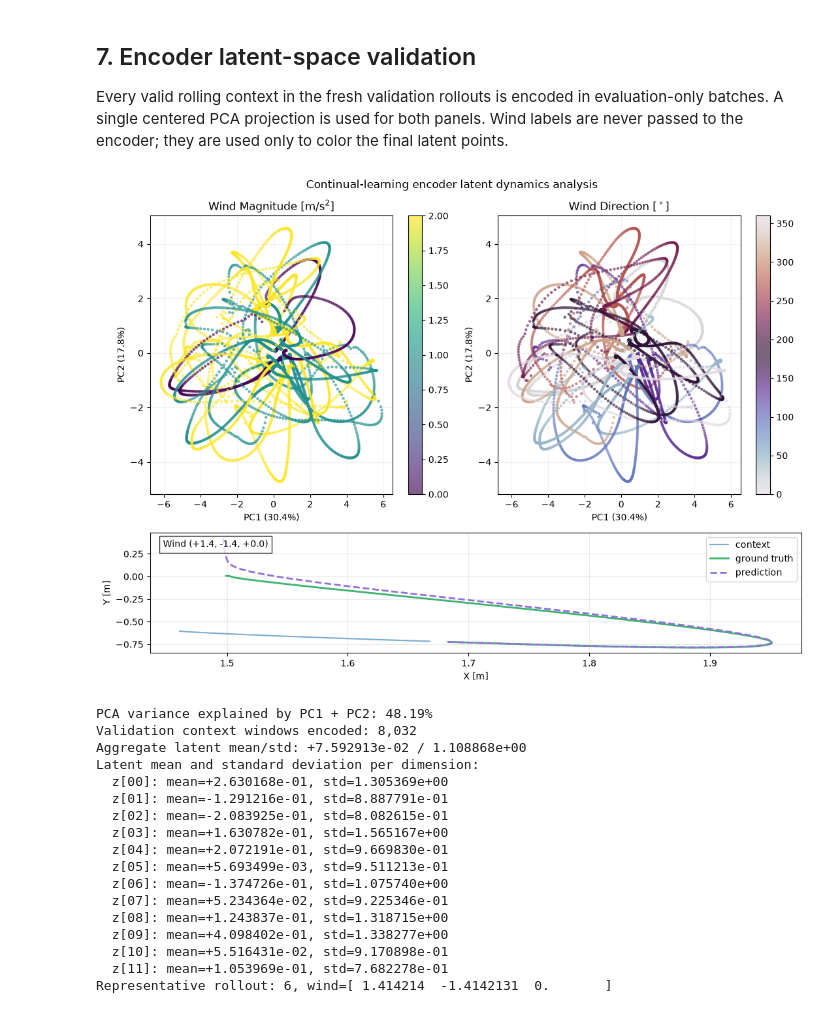
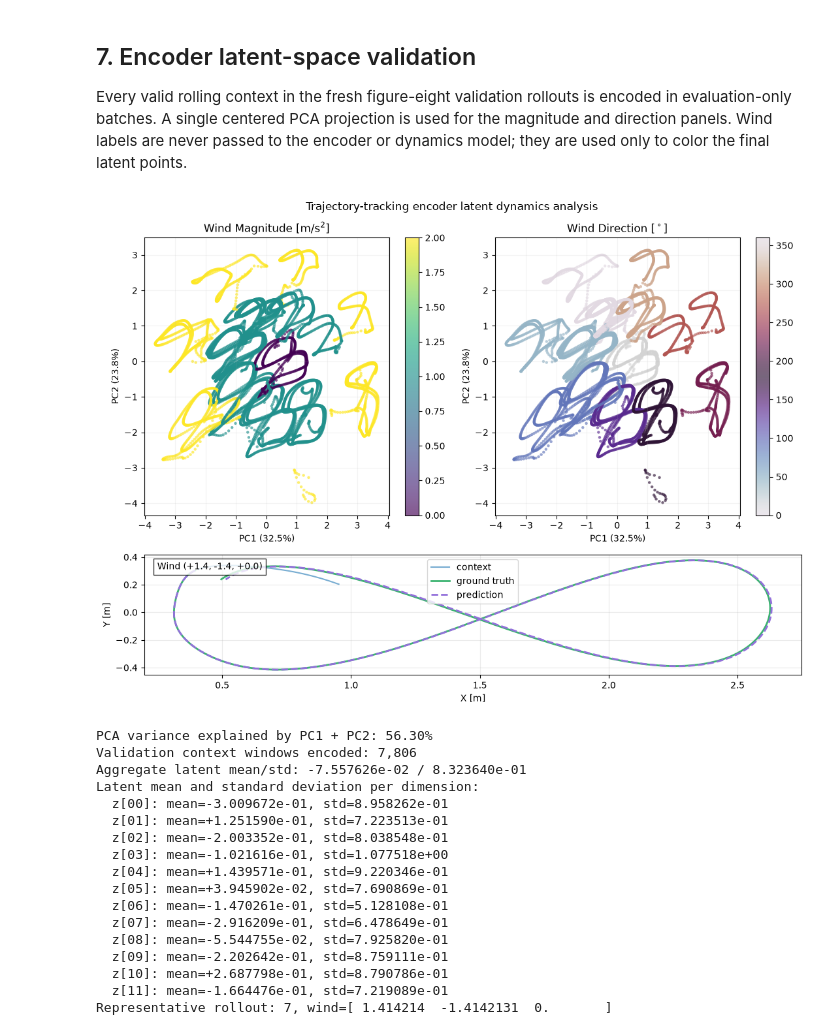
Before and after one commit to dimitriasilveria/variational_neural_dynamics, a Jupyter notebook: examples/traj_tracking/continual_learning_validation.ipynb, the cells around one changed output. Saved outputs shown, nothing was run; the diff lists cells and outputs as text; code cells hidden in the pictures.

```diff
--- a/examples/traj_tracking/continual_learning_validation.ipynb
+++ b/examples/traj_tracking/continual_learning_validation.ipynb
@@ -68,30 +51,40 @@ def experiment_key(stream_id):
     return jax.random.fold_in(master_key, stream_id)
 
 
+configuration_path = Path(os.path.abspath(os.path.join(
+    LOTF_PATH, "..", "config", "traj_tracking.yaml"
+)))
+with configuration_path.open("r", encoding="utf-8") as stream:
+    experiment_configuration = yaml.safe_load(stream)
+
+dataset_config = experiment_configuration["shared_context_dataset"]
+policy_config = experiment_configuration["policy_optimization"]
+
+# Leave these as None to select the newest available trajectory checkpoint.
+run_name = None
 checkpoint_round = None
-run_name = "run_2026-08-27_17-23-30_818271"
-continual_checkpoint_root = Path(os.path.abspath(os.path.join(
+continual_checkpoint_base = Path(os.path.abspath(os.path.join(
     LOTF_PATH,
     "..",
     "checkpoints",
     "continual_vnd",
-    "state_hovering_full",
-    run_name
+    "traj_tracking_full",
 )))
 
 validation_num_rollouts = 32
 open_loop_validation_time = 5.0
 last_policy_window_seconds = 3.0
+max_policy_trajectory_plots = 8
 max_open_loop_trajectory_plots = 16
 encoder_evaluation_batch_size = 512
 
-context_length = 20
-latent_dim = 12
-state_action_dim = 14
-residual_dim = 6
+context_length = int(dataset_config["context_length"])
+latent_dim = int(dataset_config["latent_dim"])
+state_action_dim = int(dataset_config["state_action_dim"])
+residual_dim = int(dataset_config["residual_dim"])
 sim_dt = 0.02
 control_delay = 0.04
-hover_target = jnp.asarray([1.5, 0.0, 1.5], dtype=jnp.float32)
+reference_trajectory = RefTrajNames.FIG8
 
 open_loop_horizon = int(round(open_loop_validation_time / sim_dt))
 validation_num_steps = context_length + open_loop_horizon
@@ -99,12 +92,14 @@ validation_duration = validation_num_steps * sim_dt
 
 assert context_length == 20
 assert state_action_dim == 14
-assert residual_dim == 6
+assert residual_dim == 9
 assert validation_num_rollouts > 0
 assert open_loop_horizon > 0
 assert last_policy_window_seconds > 0
 assert last_policy_window_seconds <= validation_duration
+assert int(policy_config["policy_rollout_horizon"]) == 125
 
+print(f"Configuration: {configuration_path}")
 print(f"Fresh validation rollouts: {validation_num_rollouts}")
 print(
     f"Collected duration: {validation_duration:.2f} s "
@@ -613,13 +772,17 @@ open_loop_keys = validation_step_keys[
     open_loop_rollout_indices,
     context_length:context_length + open_loop_horizon,
 ]
-open_loop_true_states = jax.tree.map(
+open_loop_true_env_states = jax.tree.map(
     lambda leaf: leaf[
         open_loop_rollout_indices,
         context_length + 1:context_length + open_loop_horizon + 1,
     ],
-    validation_quad_states,
+    validation_states,
 )
+open_loop_true_states = open_loop_true_env_states.quadrotor_state
+open_loop_reference_positions = reference_rows_for_states(
+    open_loop_true_env_states
+)[..., TrajColumns.POS.slice]
 open_loop_winds = validation_winds[open_loop_rollout_indices]
 open_loop_time = sim_dt * (jnp.arange(open_loop_horizon) + 1)
 
@@ -832,7 +1028,7 @@ Per-rollout cumulative Euclidean position dynamics error:
 # %% [markdown]
 ## 7. Encoder latent-space validation
 
-Every valid rolling context in the fresh validation rollouts is encoded in evaluation-only batches. A single centered PCA projection is used for both panels. Wind labels are never passed to the encoder; they are used only to color the final latent points.
+Every valid rolling context in the fresh figure-eight validation rollouts is encoded in evaluation-only batches. A single centered PCA projection is used for the magnitude and direction panels. Wind labels are never passed to the encoder or dynamics model; they are used only to color the final latent points.
 # %%
 num_encoder_contexts_per_rollout = (
     validation_state_actions.shape[1] - context_length + 1
@@ -1004,52 +1200,52 @@ trajectory_axis.text(
 trajectory_axis.set_xlabel("X [m]")
 trajectory_axis.set_ylabel("Y [m]")
 trajectory_axis.grid(True, alpha=0.25)
 trajectory_axis.legend()
 
-fig.suptitle("Continual-learning encoder latent dynamics analysis")
+fig.suptitle("Trajectory-tracking encoder latent dynamics analysis")
 fig.tight_layout()
 plt.show()
 
 print(
     "PCA variance explained by PC1 + PC2: "
     f"{100.0 * explained_variance[:2].sum():.2f}%"
 )
 print(f"Validation context windows encoded: {plot_latents.shape[0]:,}")
 print(
     f"Aggregate latent mean/std: "
     f"{plot_latents.mean():+.6e} / {plot_latents.std():.6e}"
 )
 print("Latent mean and standard deviation per dimension:")
 for latent_index, (dimension_mean, dimension_std) in enumerate(zip(
     plot_latents.mean(axis=0), plot_latents.std(axis=0)
 )):
     print(
         f"  z[{latent_index:02d}]: mean={dimension_mean:+.6e}, "
         f"std={dimension_std:.6e}"
     )
 print(
     f"Representative rollout: {representative_rollout_id}, "
     f"wind={representative_wind}"
 )
 # %% [output]
-[figure, old version]
+[figure, new version]
-PCA variance explained by PC1 + PC2: 48.19%
-Validation context windows encoded: 8,032
-Aggregate latent mean/std: +7.592913e-02 / 1.108868e+00
+PCA variance explained by PC1 + PC2: 56.30%
+Validation context windows encoded: 7,806
+Aggregate latent mean/std: -7.557626e-02 / 8.323640e-01
 Latent mean and standard deviation per dimension:
-  z[00]: mean=+2.630168e-01, std=1.305369e+00
-  z[01]: mean=-1.291216e-01, std=8.887791e-01
-  z[02]: mean=-2.083925e-01, std=8.082615e-01
-  z[03]: mean=+1.630782e-01, std=1.565167e+00
-  z[04]: mean=+2.072191e-01, std=9.669830e-01
-  z[05]: mean=+5.693499e-03, std=9.511213e-01
-  z[06]: mean=-1.374726e-01, std=1.075740e+00
-  z[07]: mean=+5.234364e-02, std=9.225346e-01
-  z[08]: mean=+1.243837e-01, std=1.318715e+00
-  z[09]: mean=+4.098402e-01, std=1.338277e+00
-  z[10]: mean=+5.516431e-02, std=9.170898e-01
-  z[11]: mean=+1.053969e-01, std=7.682278e-01
-Representative rollout: 6, wind=[ 1.414214  -1.4142131  0.       ]
+  z[00]: mean=-3.009672e-01, std=8.958262e-01
+  z[01]: mean=+1.251590e-01, std=7.223513e-01
+  z[02]: mean=-2.003352e-01, std=8.038548e-01
+  z[03]: mean=-1.021616e-01, std=1.077518e+00
+  z[04]: mean=+1.439571e-01, std=9.220346e-01
+  z[05]: mean=+3.945902e-02, std=7.690869e-01
+  z[06]: mean=-1.470261e-01, std=5.128108e-01
+  z[07]: mean=-2.916209e-01, std=6.478649e-01
+  z[08]: mean=-5.544755e-02, std=7.925820e-01
+  z[09]: mean=-2.202642e-01, std=8.759111e-01
+  z[10]: mean=+2.687798e-01, std=8.790786e-01
+  z[11]: mean=-1.664476e-01, std=7.219089e-01
+Representative rollout: 7, wind=[ 1.414214  -1.4142131  0.       ]
 # %%
 # Inspect the remaining principal components in consecutive 2-D pairs.
 # This uses the exact centered latents and PCA basis fitted in Section 7.
```
Also changed, not shown: parts of 20 cells of this notebook, 1 other file.
